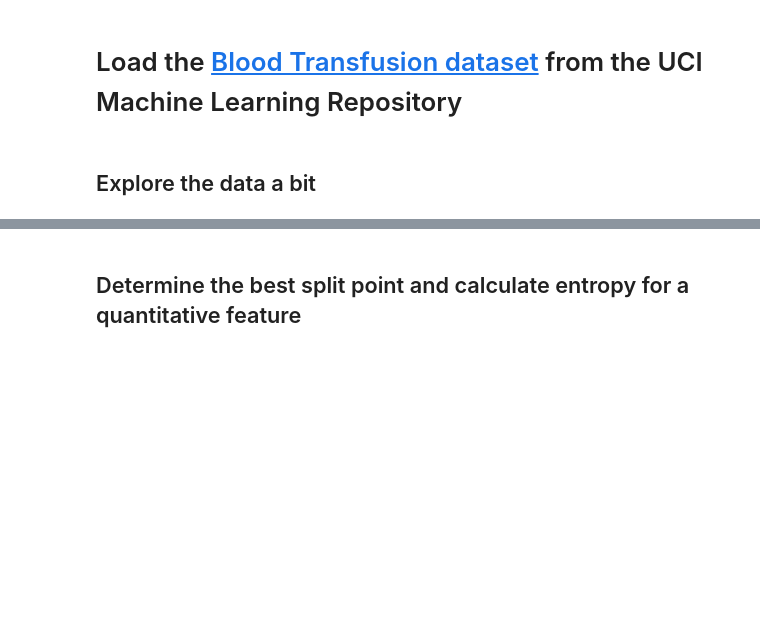
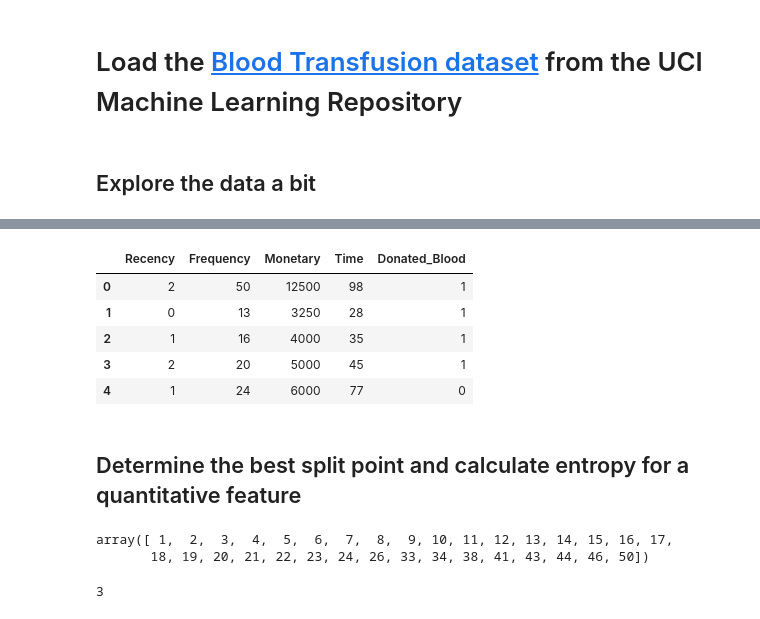
Before and after one commit to mbrudd/csci290, a Jupyter notebook: notebooks/Attribute_selection.ipynb, the cells around one changed output, grey strips where cells are left out. Saved outputs shown, nothing was run; the diff lists cells and outputs as text; code cells hidden in the pictures; blank space fills up the shorter version.

```diff
--- a/notebooks/Attribute_selection.ipynb
+++ b/notebooks/Attribute_selection.ipynb
@@ -184,2 +203,12 @@ y = blood_transfusion_service_center.data.targets
+# %%
+df = pd.concat( [X,y], axis=1)
+df.head()
+# %% [output]
+|  | Recency | Frequency | Monetary | Time | Donated_Blood |
+| 0 | 2 | 50 | 12500 | 98 | 1 |
+| 1 | 0 | 13 | 3250 | 28 | 1 |
+| 2 | 1 | 16 | 4000 | 35 | 1 |
+| 3 | 2 | 20 | 5000 | 45 | 1 |
+| 4 | 1 | 24 | 6000 | 77 | 0 |
 # %% [markdown]
 ## Determine the best split point and calculate entropy for a quantitative feature
@@ -185,0 +218,7 @@ y = blood_transfusion_service_center.data.targets
+# %%
+vals = df[ "Frequency" ].unique()
+vals.sort()
+vals
+# %% [output]
+array([ 1,  2,  3,  4,  5,  6,  7,  8,  9, 10, 11, 12, 13, 14, 15, 16, 17,
+       18, 19, 20, 21, 22, 23, 24, 26, 33, 34, 38, 41, 43, 44, 46, 50])
@@ -185,0 +241,4 @@ y = blood_transfusion_service_center.data.targets
+# %%
+pd.Series( entropies ).idxmin()
+# %% [output]
+3
```
Also changed, not shown: parts of 7 cells of this notebook.
